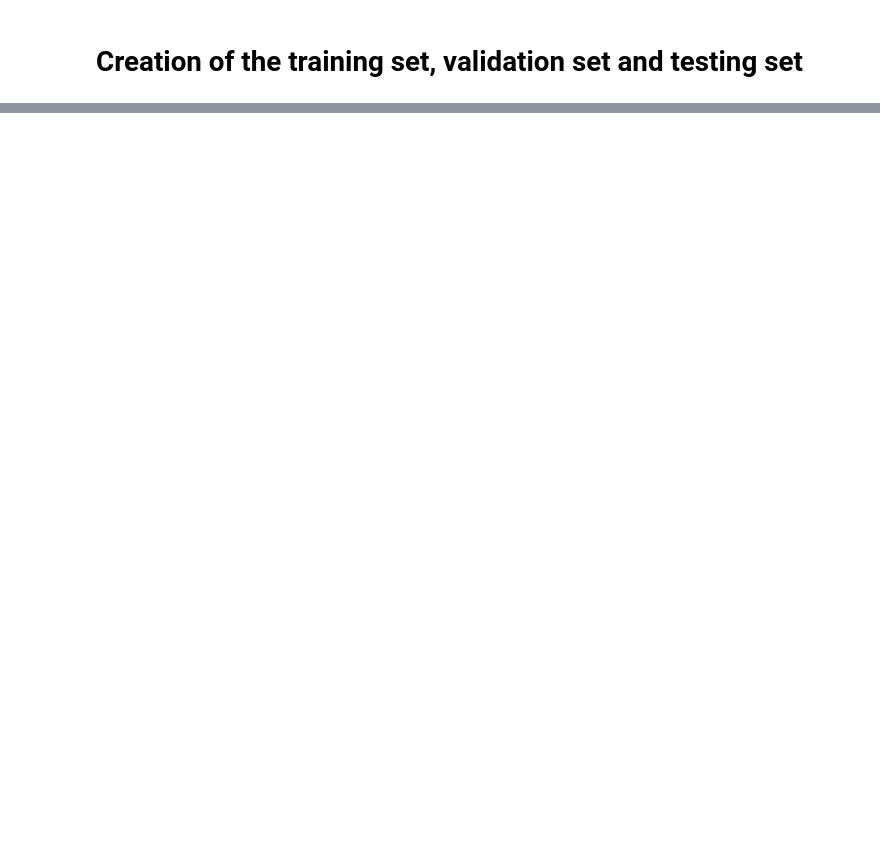
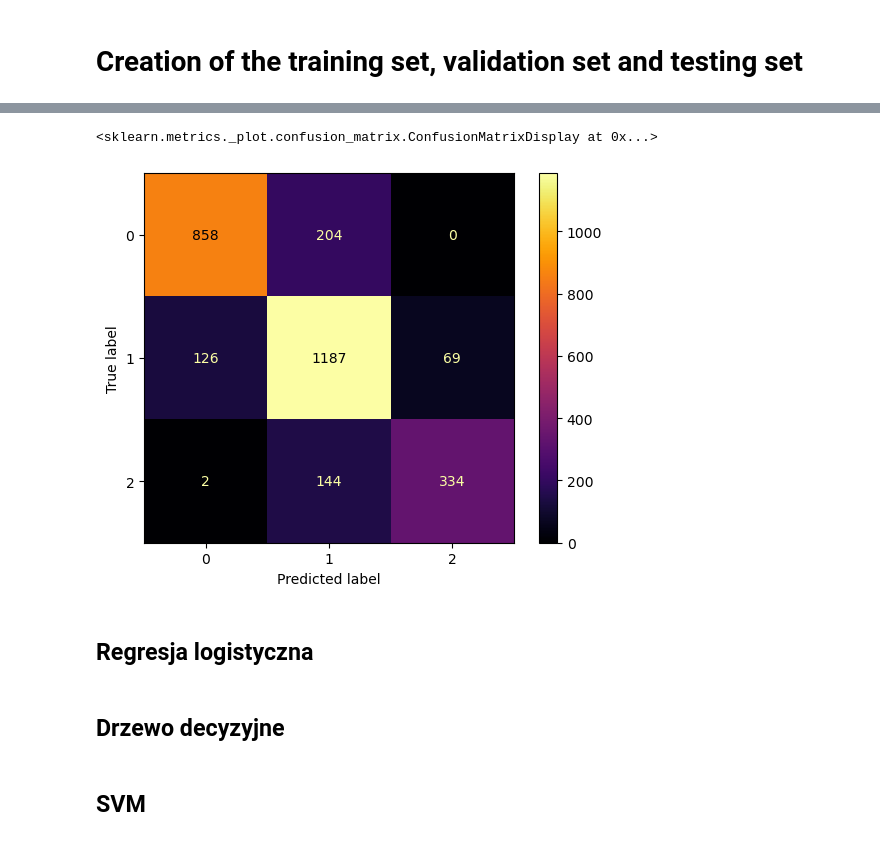
Before and after one commit to Pacholki/IndiaHousePricing, a Jupyter notebook: Milestone 2/projekt.ipynb, the cells around one changed output, grey strips where cells are left out. Saved outputs shown, nothing was run; the diff lists cells and outputs as text; code cells hidden in the pictures; blank space fills up the shorter version.

```diff
--- a/Milestone 2/projekt.ipynb
+++ b/Milestone 2/projekt.ipynb
@@ -183,0 +396,5 @@ plt.show()
+# %%
+abc = AdaBoostClassifier(random_state=1, algorithm = "SAMME", n_estimators=200)
+abc.fit(X_train, y_train)
+y_pred = abc.predict(X_test)
+print(classification_report(y_test, y_pred, digits=5))
@@ -183,0 +411,9 @@ plt.show()
+# %%
+cm = confusion_matrix(y_test, y_pred)
+plot = ConfusionMatrixDisplay(confusion_matrix=cm, display_labels= dct.classes_)
+plot.plot(cmap="inferno")
+# %% [output]
+<sklearn.metrics._plot.confusion_matrix.ConfusionMatrixDisplay at 0x...>
+[figure, added]
+# %% [markdown]
+## Regresja logistyczna
@@ -183,0 +431,2 @@ plt.show()
+# %% [markdown]
+## Drzewo decyzyjne
@@ -183,0 +444,2 @@ plt.show()
+# %% [markdown]
+## SVM
```
Also changed, not shown: parts of 63 cells of this notebook.
